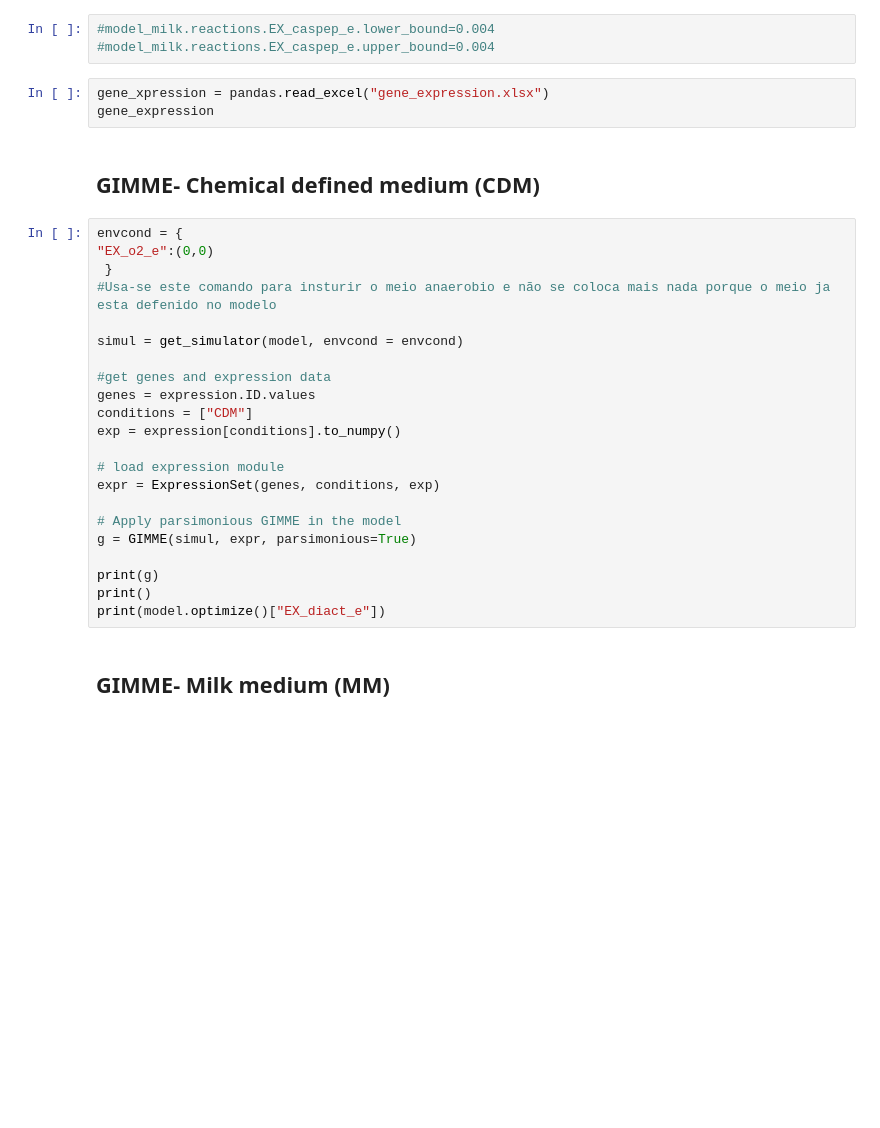
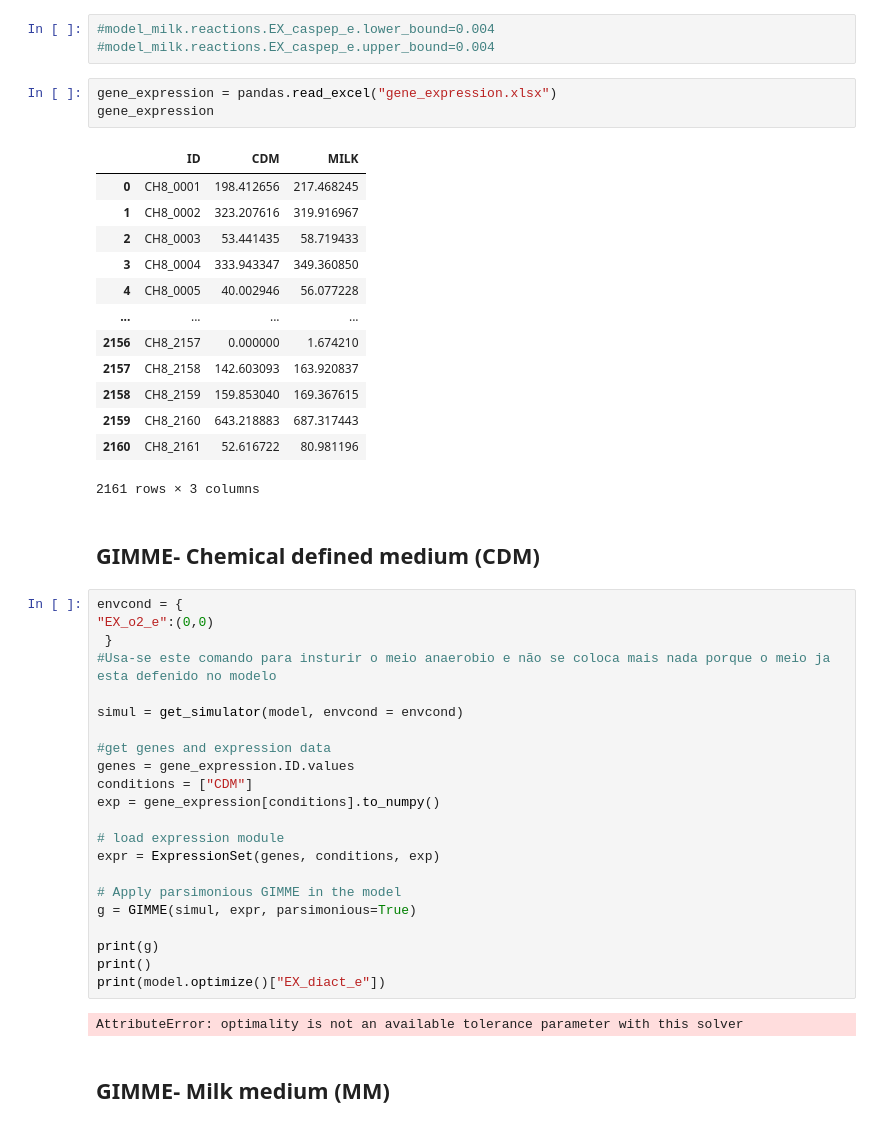
Before and after one commit to karynalysenko/systems_biology, a Jupyter notebook: Final.ipynb, the cells around one changed output. Drawn from its saved outputs; the diff is of its cells as text; blank space fills up the shorter version.

```diff
--- a/Final.ipynb
+++ b/Final.ipynb
@@ -800,8 +626,22 @@ for i in model_milk.genes:
 #model_milk.reactions.EX_caspep_e.lower_bound=0.004
 #model_milk.reactions.EX_caspep_e.upper_bound=0.004
 # %%
-gene_xpression = pandas.read_excel("gene_expression.xlsx")
+gene_expression = pandas.read_excel("gene_expression.xlsx")
 gene_expression
+# %% [output]
+|  | ID | CDM | MILK |
+| 0 | CH8_0001 | 198.412656 | 217.468245 |
+| 1 | CH8_0002 | 323.207616 | 319.916967 |
+| 2 | CH8_0003 | 53.441435 | 58.719433 |
+| 3 | CH8_0004 | 333.943347 | 349.360850 |
+| 4 | CH8_0005 | 40.002946 | 56.077228 |
+| ... | ... | ... | ... |
+| 2156 | CH8_2157 | 0.000000 | 1.674210 |
+| 2157 | CH8_2158 | 142.603093 | 163.920837 |
+| 2158 | CH8_2159 | 159.853040 | 169.367615 |
+| 2159 | CH8_2160 | 643.218883 | 687.317443 |
+| 2160 | CH8_2161 | 52.616722 | 80.981196 |
+2161 rows × 3 columns
 # %% [markdown]
 ## GIMME- Chemical defined medium (CDM)
 # %%
@@ -813,9 +653,9 @@ envcond = {
 simul = get_simulator(model, envcond = envcond)
 
 #get genes and expression data
-genes = expression.ID.values
+genes = gene_expression.ID.values
 conditions = ["CDM"]
-exp = expression[conditions].to_numpy()
+exp = gene_expression[conditions].to_numpy()
 
 # load expression module
 expr = ExpressionSet(genes, conditions, exp)
@@ -826,6 +666,8 @@ g = GIMME(simul, expr, parsimonious=True)
 print(g)
 print()
 print(model.optimize()["EX_diact_e"])
+# %% [output]
+AttributeError: optimality is not an available tolerance parameter with this solver
 # %% [markdown]
 ## GIMME- Milk medium (MM)
 # %%
```
Also changed, not shown: parts of 15 cells of this notebook.
